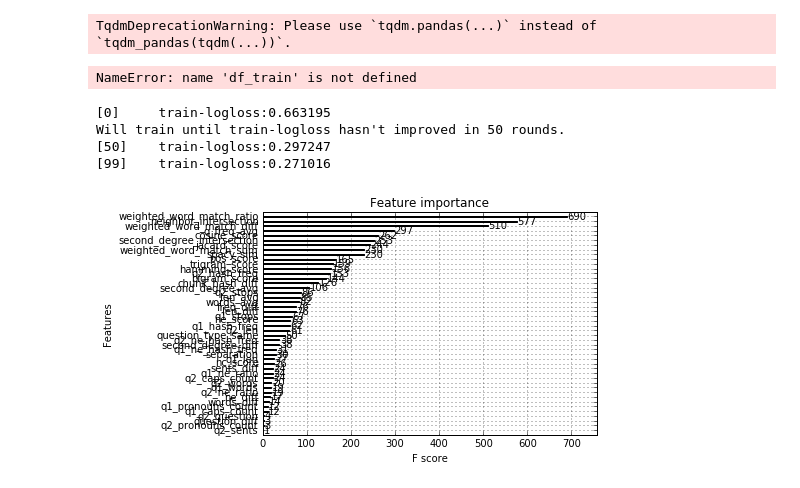
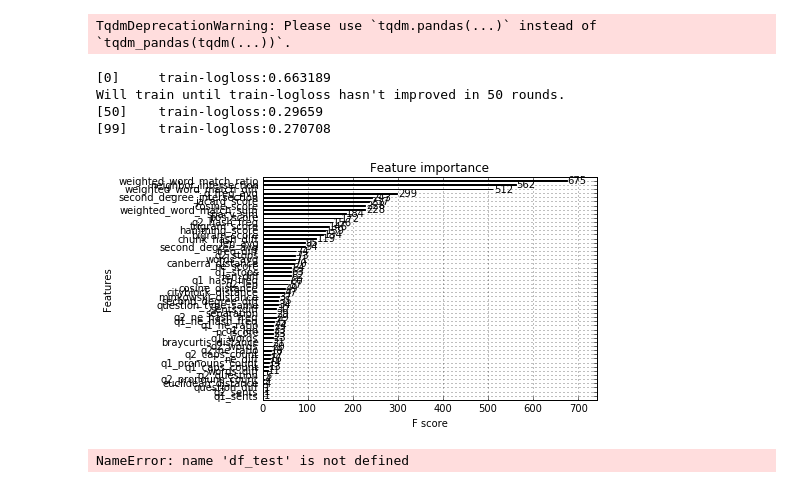
Before and after one commit to shubh24/QuoraDuplicate, a Jupyter notebook: run_quora.ipynb, the cells around one changed output. Drawn from its saved outputs; the diff is of its cells as text; code cells hidden in the pictures.

```diff
--- a/run_quora.ipynb
+++ b/run_quora.ipynb
@@ -787,7 +817,8 @@ real_testing(df_test, 'x_test.csv')
 #Finally!
 x_train = pd.read_csv('./new/x_train.csv').fillna(0)
 x_test = pd.read_csv('./new/x_test.csv').fillna(0)
-x_label = df_train.is_duplicate
+
+# x_label = df_train.is_duplicate
 oversample_label = 0
 
 if oversample_label == 1:
@@ -797,19 +828,18 @@ if oversample_label == 1:
     x_label = x_train.pop("is_duplicate")
     # res_oversampled = run_xgb(x_train_oversampled, x_test, x_label_oversampled)
     # submit(res_oversampled)
-# %% [output]
-NameError: name 'df_train' is not defined
 # %%
 res = run_xgb(x_train, x_test, x_label)
 sub = pd.DataFrame()
 
 sub['test_id'] = df_test['test_id']
 sub['is_duplicate'] = res
 
-sub.to_csv('res_with_separation.csv', index=False)
+sub.to_csv('res_with_w2v.csv', index=False)
 # %% [output]
-[0]     train-logloss:0.663195
+[0]     train-logloss:0.663189
 Will train until train-logloss hasn't improved in 50 rounds.
-[50]    train-logloss:0.297247
-[99]    train-logloss:0.271016
+[50]    train-logloss:0.29659
+[99]    train-logloss:0.270708
-[figure, old version]
+[figure, new version]
+NameError: name 'df_test' is not defined
```
Also changed, not shown: parts of 5 cells of this notebook, 1 other file.
